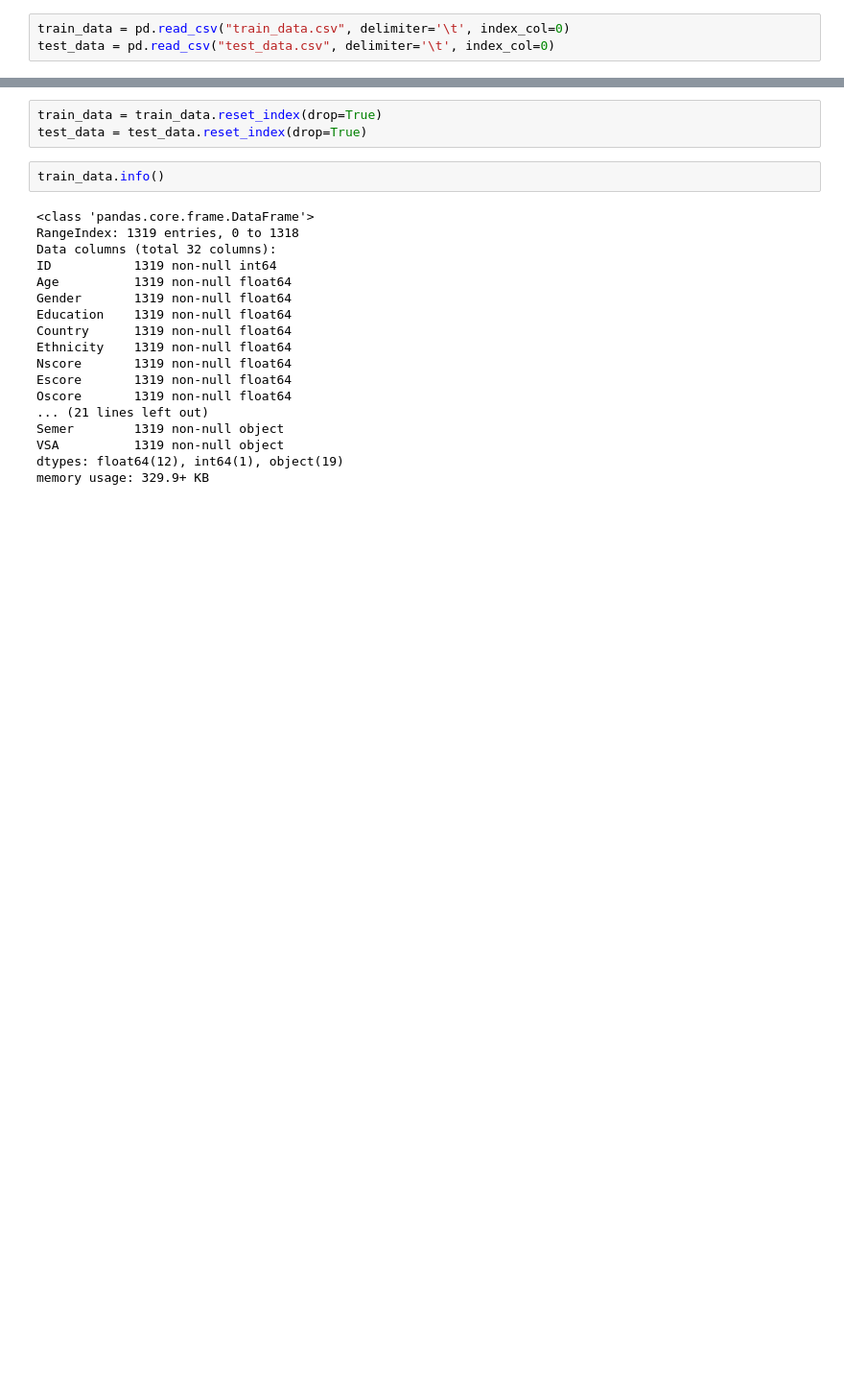
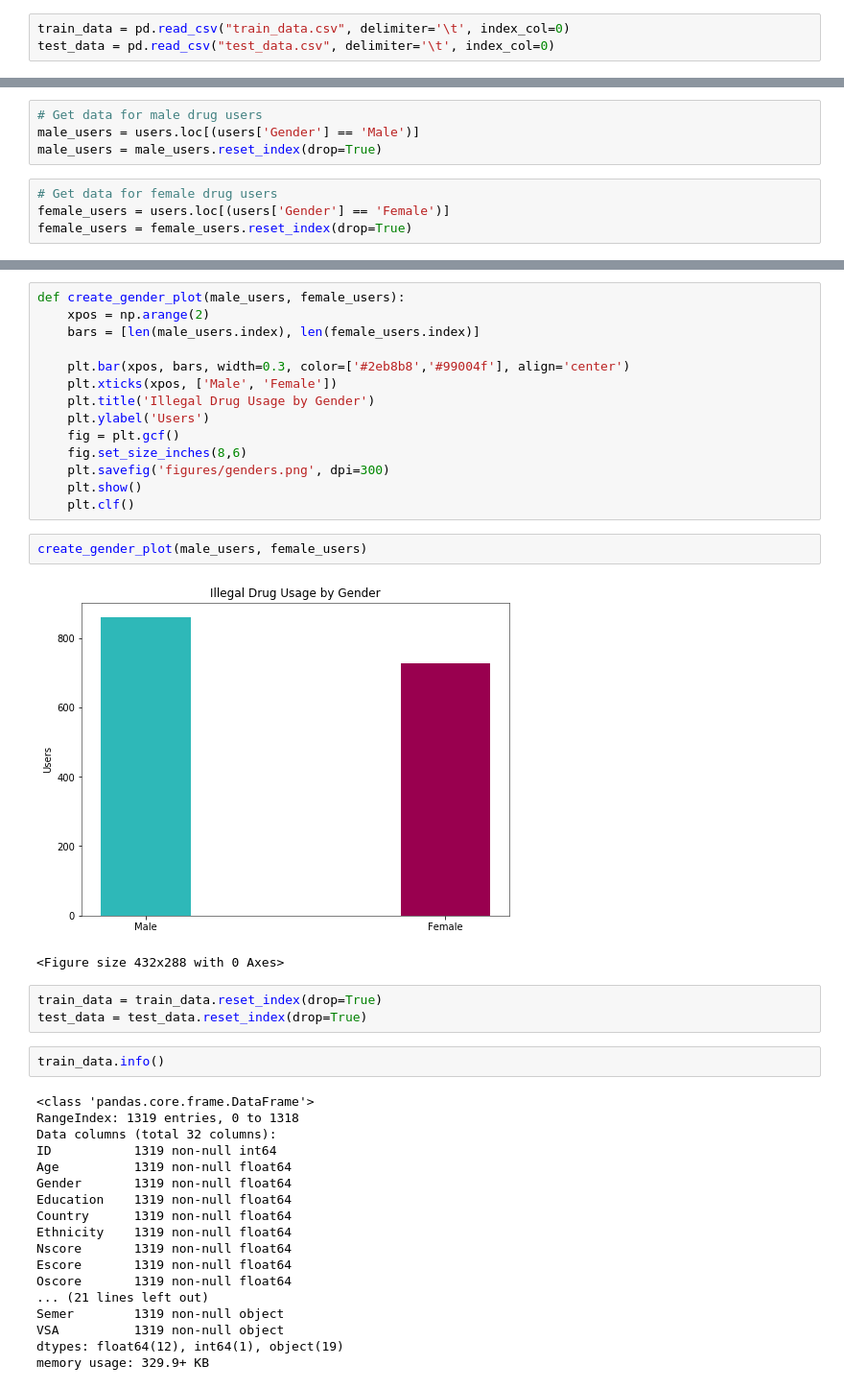
Before and after one commit to ManasaK33/drug-consumption, a Jupyter notebook: carlos.ipynb, the cells around one changed output, grey strips where cells are left out. Shown: that part at 96% size. Cells and saved outputs as stored; diff of their text form; blank space fills up the shorter version.

```diff
--- a/carlos.ipynb
+++ b/carlos.ipynb
@@ -14,0 +136,8 @@ test_data = pd.read_csv("test_data.csv", delimiter='\t', index_col=0)
+# %%
+# Get data for male drug users
+male_users = users.loc[(users['Gender'] == 'Male')]
+male_users = male_users.reset_index(drop=True)
+# %%
+# Get data for female drug users
+female_users = users.loc[(users['Gender'] == 'Female')]
+female_users = female_users.reset_index(drop=True)
@@ -15,3 +181,22 @@ test_data = pd.read_csv("test_data.csv", delimiter='\t', index_col=0)
+# %%
+def create_gender_plot(male_users, female_users):
+    xpos = np.arange(2)
+    bars = [len(male_users.index), len(female_users.index)]
+
+    plt.bar(xpos, bars, width=0.3, color=['#2eb8b8','#99004f'], align='center')
+    plt.xticks(xpos, ['Male', 'Female'])
+    plt.title('Illegal Drug Usage by Gender')
+    plt.ylabel('Users')
+    fig = plt.gcf()
+    fig.set_size_inches(8,6)
+    plt.savefig('figures/genders.png', dpi=300)
+    plt.show()
+    plt.clf()
+# %%
+create_gender_plot(male_users, female_users)
+# %% [output]
+[figure, added]
+<Figure size 432x288 with 0 Axes>
 # %%
 train_data = train_data.reset_index(drop=True)
 test_data = test_data.reset_index(drop=True)
```
Also changed, not shown: parts of 19 cells of this notebook, 6 other files.
